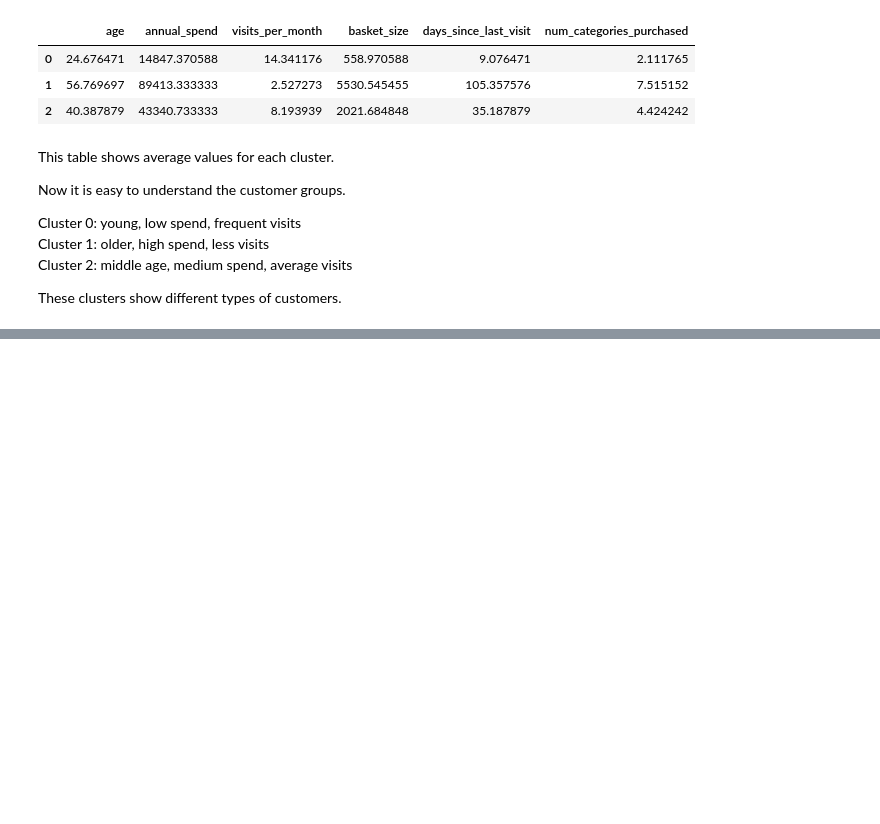
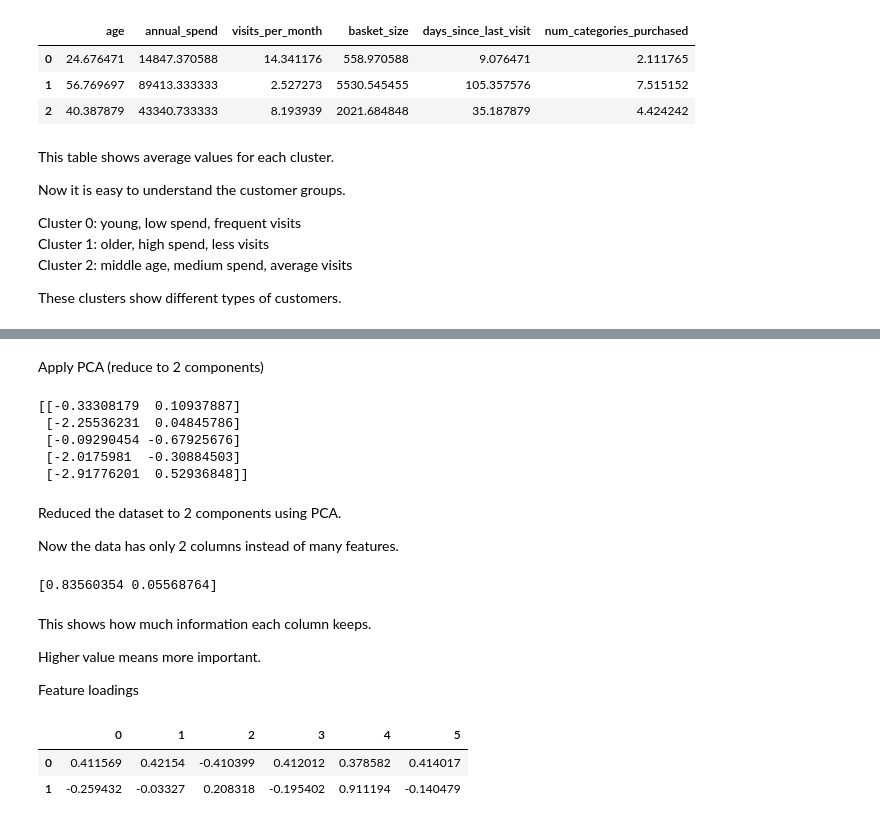
Before and after one commit to dppanchal889/ml-assessment-Dipika-panchal, a Jupyter notebook: part_a/q2_unsupervised.ipynb, the cells around one changed output, grey strips where cells are left out. Cells and saved outputs as stored; diff of their text form; code cells hidden in the pictures; blank space fills up the shorter version.

```diff
--- a/part_a/q2_unsupervised.ipynb
+++ b/part_a/q2_unsupervised.ipynb
@@ -182,0 +187,38 @@ These clusters show different types of customers.
+# %% [markdown]
+Apply PCA (reduce to 2 components)
+# %%
+pca = PCA(n_components=2)
+
+X_pca = pca.fit_transform(X_scaled)
+
+print(X_pca[:5])
+# %% [output]
+[[-0.33308179  0.10937887]
+ [-2.25536231  0.04845786]
+ [-0.09290454 -0.67925676]
+ [-2.0175981  -0.30884503]
+ [-2.91776201  0.52936848]]
+# %% [markdown]
+Reduced the dataset to 2 components using PCA.
+
+Now the data has only 2 columns instead of many features.
+# %%
+print(pca.explained_variance_ratio_)
+# %% [output]
+[0.83560354 0.05568764]
+# %% [markdown]
+This shows how much information each column keeps.
+
+Higher value means more important.
+
+Feature loadings
+# %%
+import pandas as pd
+
+loadings = pd.DataFrame(pca.components_)
+
+loadings
+# %% [output]
+|  | 0 | 1 | 2 | 3 | 4 | 5 |
+| 0 | 0.411569 | 0.42154 | -0.410399 | 0.412012 | 0.378582 | 0.414017 |
+| 1 | -0.259432 | -0.03327 | 0.208318 | -0.195402 | 0.911194 | -0.140479 |
```
Also changed, not shown: parts of 12 cells of this notebook.
